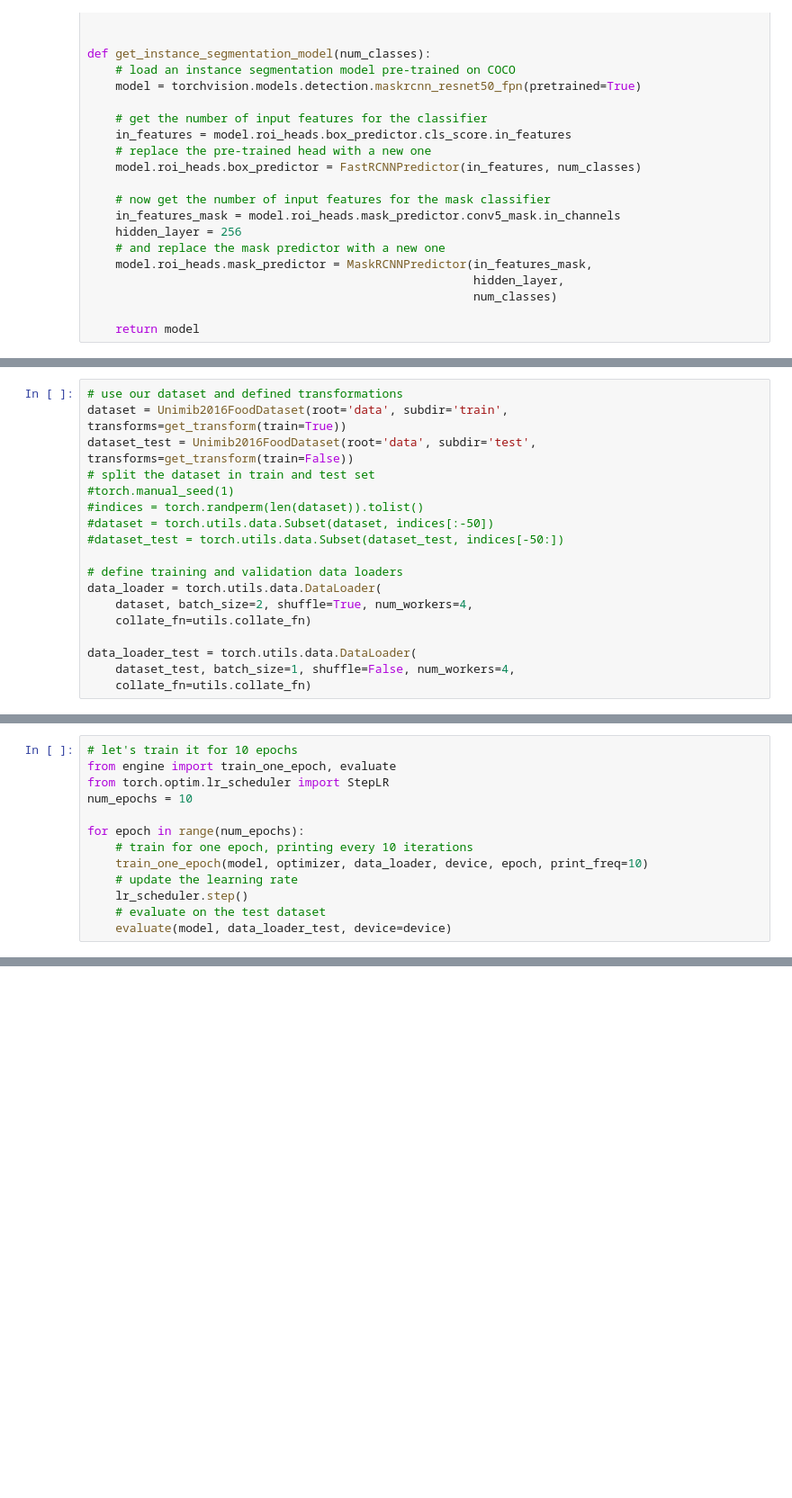
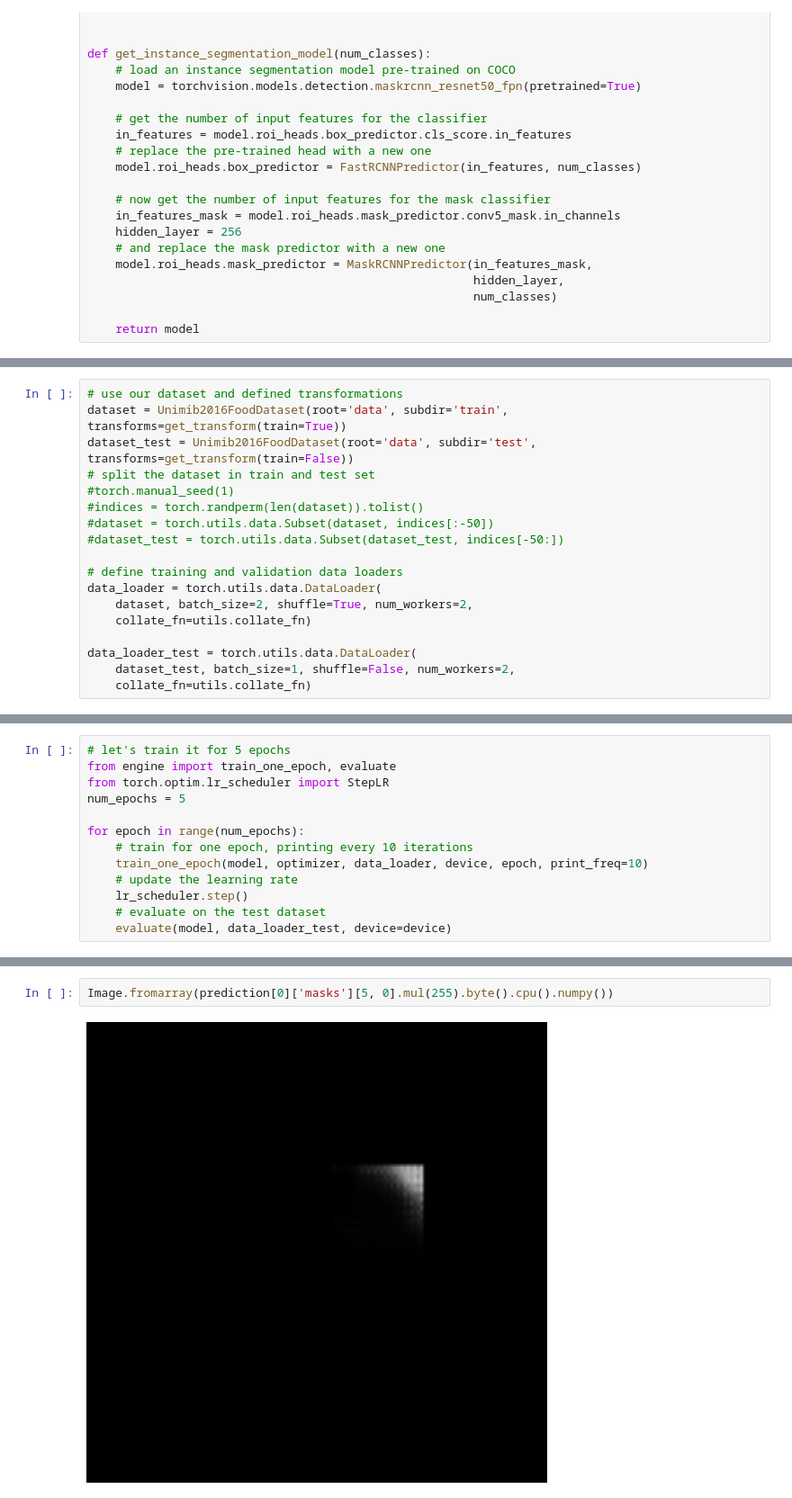
Before and after one commit to rraghuvaran/cohort2g5, a Jupyter notebook: cohort2g5_maskrcnn.ipynb, the cells around one changed output, grey strips where cells are left out. Shown at 90% size. Drawn from its saved outputs; the diff is of its cells as text; blank space fills up the shorter version.

```diff
--- a/cohort2g5_maskrcnn.ipynb
+++ b/cohort2g5_maskrcnn.ipynb
@@ -381,11 +375,11 @@ dataset_test = Unimib2016FoodDataset(root='data', subdir='test', transforms=get_
 
 # define training and validation data loaders
 data_loader = torch.utils.data.DataLoader(
-    dataset, batch_size=2, shuffle=True, num_workers=4,
+    dataset, batch_size=2, shuffle=True, num_workers=2,
     collate_fn=utils.collate_fn)
 
 data_loader_test = torch.utils.data.DataLoader(
-    dataset_test, batch_size=1, shuffle=False, num_workers=4,
+    dataset_test, batch_size=1, shuffle=False, num_workers=2,
     collate_fn=utils.collate_fn)
 # %%
 device = torch.device('cuda') if torch.cuda.is_available() else torch.device('cpu')
@@ -411,10 +403,10 @@ lr_scheduler = torch.optim.lr_scheduler.StepLR(optimizer,
 # %% [output]
 Downloading: "https://download.pytorch.org/models/maskrcnn_resnet50_fpn_coco-bf2d0c1e.pth" to /root/.cache/torch/hub/checkpoints/maskrcnn_resnet50_fpn_coco-bf2d0c1e.pth
 # %%
-# let's train it for 10 epochs
+# let's train it for 5 epochs
 from engine import train_one_epoch, evaluate
 from torch.optim.lr_scheduler import StepLR
-num_epochs = 10
+num_epochs = 5
 
 for epoch in range(num_epochs):
     # train for one epoch, printing every 10 iterations
@@ -444,0 +515,4 @@ IndexError: ignored
+# %%
+Image.fromarray(prediction[0]['masks'][5, 0].mul(255).byte().cpu().numpy())
+# %% [output]
+[figure, added]
```
Also changed, not shown: parts of 34 cells of this notebook.
